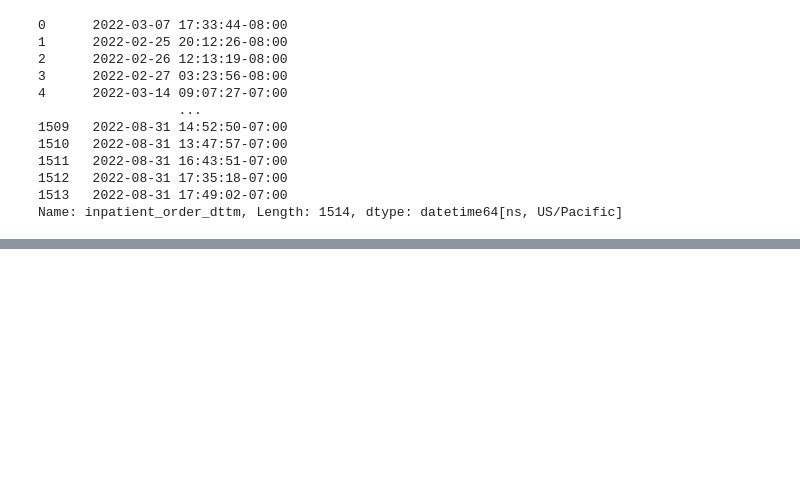
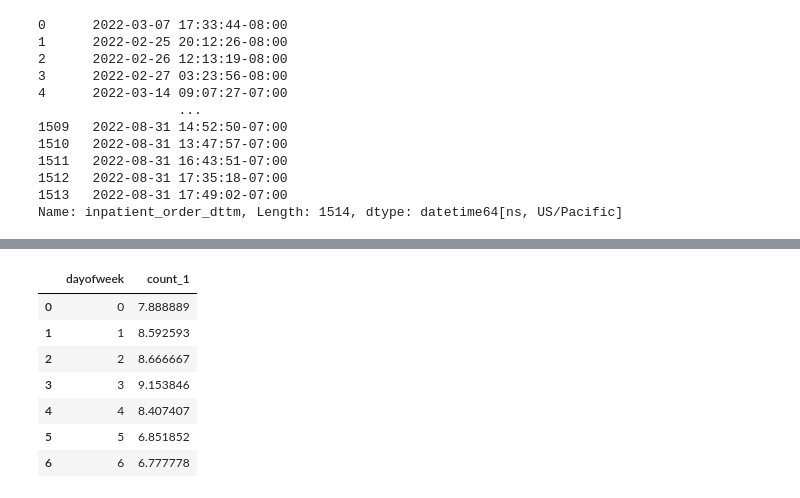
Before and after one commit to kswanjitsu/SMMC_admission, a Jupyter notebook: exploratory_analysis.ipynb, the cells around one changed output, grey strips where cells are left out. Drawn from its saved outputs; the diff is of its cells as text; code cells hidden in the pictures; blank space fills up the shorter version.

```diff
--- a/exploratory_analysis.ipynb
+++ b/exploratory_analysis.ipynb
@@ -149,0 +116,12 @@ Text(0.5, 0, '0:Monday, 1:Tuesday, 2:Wednesday: 3:Thursday, 4:Friday, 5:Saturday
+# %%
+admit_df.reset_index(inplace=True)
+admit_df
+# %% [output]
+|  | dayofweek | count_1 |
+| 0 | 0 | 7.888889 |
+| 1 | 1 | 8.592593 |
+| 2 | 2 | 8.666667 |
+| 3 | 3 | 9.153846 |
+| 4 | 4 | 8.407407 |
+| 5 | 5 | 6.851852 |
+| 6 | 6 | 6.777778 |
```
Also changed, not shown: parts of 11 cells of this notebook, 2 other files.
